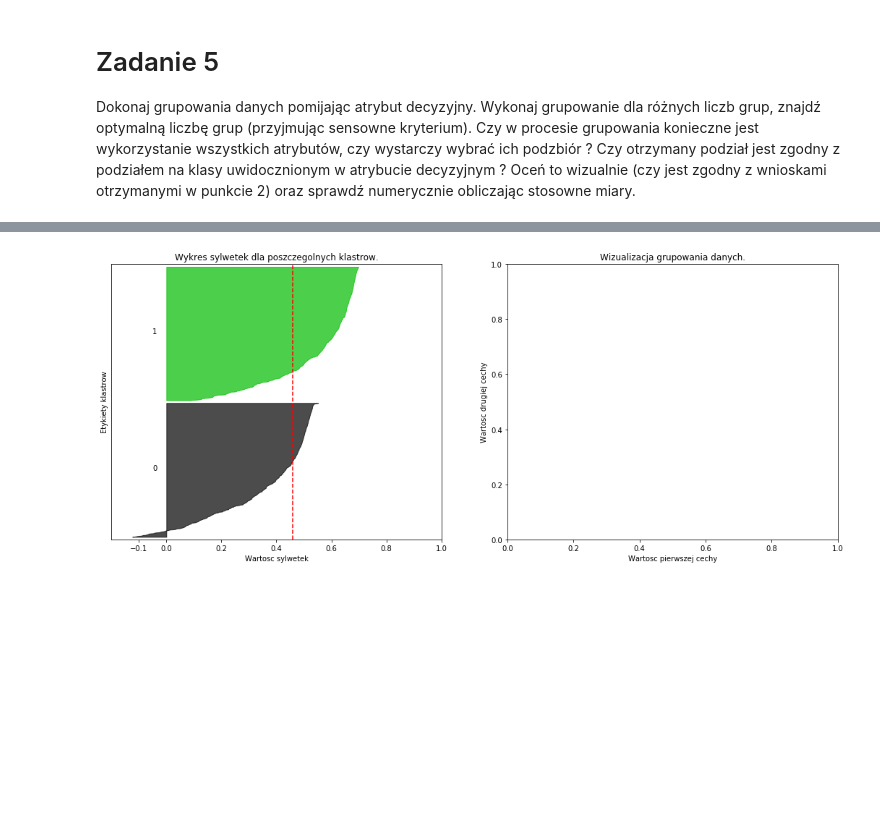
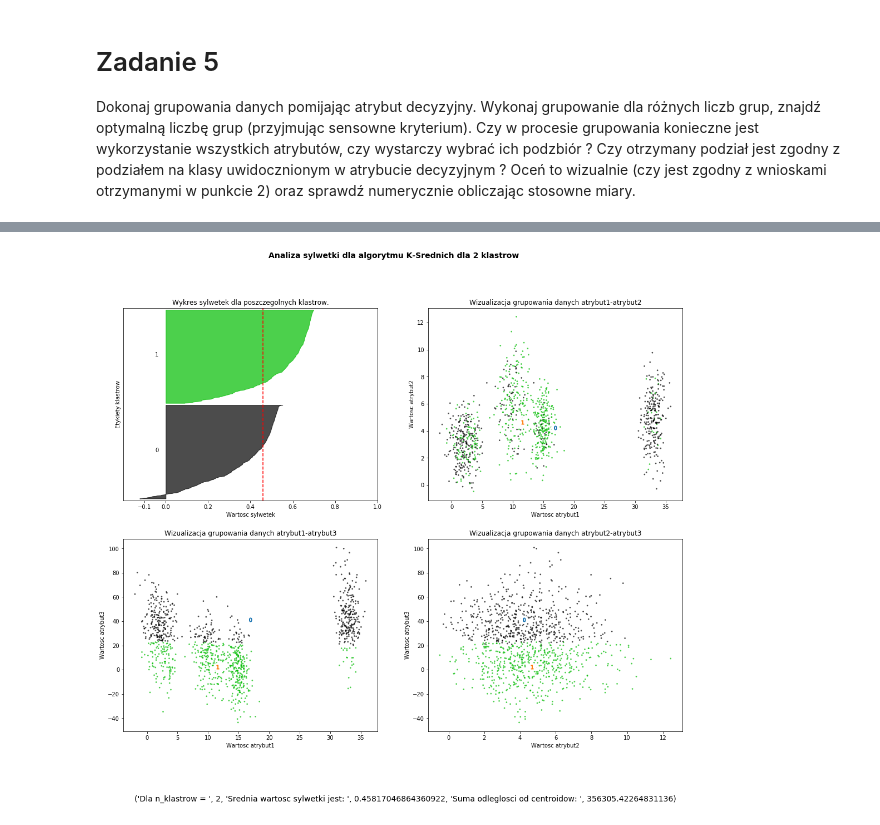
Before and after one commit to churskir/EksploracjaDanych, a Jupyter notebook: Zadanie 5.ipynb, the cells around one changed output, grey strips where cells are left out. Cells and saved outputs as stored; diff of their text form; code cells hidden in the pictures; blank space fills up the shorter version.

```diff
--- a/Zadanie 5.ipynb
+++ b/Zadanie 5.ipynb
@@ -11,12 +11,3 @@ import seaborn as sns
 # %% [markdown]
 # Zadanie 5
 Dokonaj grupowania danych pomijając atrybut decyzyjny. Wykonaj grupowanie dla różnych liczb grup, znajdź optymalną liczbę grup (przyjmując sensowne kryterium). Czy w procesie grupowania konieczne jest wykorzystanie wszystkich atrybutów, czy wystarczy wybrać ich podzbiór ? Czy otrzymany podział jest zgodny z podziałem na klasy uwidocznionym w atrybucie decyzyjnym ? Oceń to wizualnie (czy jest zgodny z wnioskami otrzymanymi w punkcie 2) oraz sprawdź numerycznie obliczając stosowne miary.
-# %%
-from sklearn.cluster import KMeans
-kmeans = KMeans(n_clusters=7, random_state=0)
-data2 = data[['atrybut1', 'atrybut2', 'atrybut3']]
-kmeans.fit(data2)
-etykiety_klastrow = kmeans.fit_predict(data2)
-sns.pairplot(data2)
-print("Współrzędne centroidów:")
-print(kmeans.cluster_centers_)
@@ -39,17 +20,10 @@ range_n_clusters = [2, 3, 4, 5, 6, 7, 8, 9, 10]
 score = pd.Series()
 
 for n_cluster in range_n_clusters:
-    # Create a subplot with 1 row and 2 columns
-    fig, (ax1, ax2) = plt.subplots(1, 2)
-    fig.set_size_inches(18, 7)
-    plt.plo
+    fig, ((ax1, ax2), (ax3, ax4)) = plt.subplots(2, 2)
+    fig.set_size_inches(18, 14)
 
-    # The 1st subplot is the silhouette plot
-    # The silhouette coefficient can range from -1, 1 but in this example all
-    # lie within [-0.1, 1]
     ax1.set_xlim([-0.2, 1])
-    # The (n_clusters+1)*10 is for inserting blank space between silhouette
-    # plots of individual clusters, to demarcate them clearly.
     ax1.set_ylim([0, len(data2) + (n_cluster + 1) * 10])
 
     kmeans = KMeans(n_clusters=n_cluster, random_state=0).fit(data2)
@@ -58,12 +32,10 @@ for n_cluster in range_n_clusters:
 
     silhouette_avg = silhouette_score(data2, cluster_labels)
 
-    # Compute the silhouette scores for each sample
     sample_silhouette_values = silhouette_samples(data2, cluster_labels)
 
     y_lower = 10
     for i in range(n_cluster):
-        # Zebranie wyników sylwetek do próbek należących do klastra i ich sortowanie
         ith_cluster_silhouette_values = sample_silhouette_values[cluster_labels == i]
 
         ith_cluster_silhouette_values.sort()
@@ -71,59 +43,60 @@ for n_cluster in range_n_clusters:
         size_cluster_i = ith_cluster_silhouette_values.shape[0]
         y_upper = y_lower + size_cluster_i
 
         color = cm.spectral(float(i) / n_cluster)
-        ax1.fill_betweenx(np.arange(y_lower, y_upper),
-                          0, ith_cluster_silhouette_values,
-                          facecolor=color, edgecolor=color, alpha=0.7)
+        ax1.fill_betweenx(np.arange(y_lower, y_upper), 0, ith_cluster_silhouette_values, facecolor=color, edgecolor=color, alpha=0.7)
 
-        # Etykieta sylwetek z numerami klastrów w środku
         ax1.text(-0.05, y_lower + 0.5 * size_cluster_i, str(i))
 
-        # Wyliczenie przesunięcia w pionie dla kolejnego wykresu
-        y_lower = y_upper + 10  # 10 dla kolejnej próbki
+        y_lower = y_upper + 10
 
     ax1.set_title("Wykres sylwetek dla poszczegolnych klastrow.")
     ax1.set_xlabel("Wartosc sylwetek")
     ax1.set_ylabel("Etykiety klastrow")
 
-    # Wyrysowanie wartości średniej sylwetki
     ax1.axvline(x=silhouette_avg, color="red", linestyle="--")
 
-    ax1.set_yticks([])  # Wyczyszczenie etykiety osi Y
+    ax1.set_yticks([])
     ax1.set_xticks([-0.1, 0, 0.2, 0.4, 0.6, 0.8, 1])
 
-    # Drugi wykres będzie przedstawiał klastry
     colors = cm.spectral(cluster_labels.astype(float) / n_cluster)
 
+    ax2.scatter(data2.atrybut1, data2.atrybut2, marker='.', s=30, lw=0, alpha=0.7, c=colors)
+    ax2.set_title("Wizualizacja grupowania danych atrybut1-atrybut2")
+    ax2.set_xlabel("Wartosc atrybut1")
+    ax2.set_ylabel("Wartosc atrybut2")
 
-    # Etykietowanie klastrów
+    ax3.scatter(data2.atrybut1, data2.atrybut3, marker='.', s=30, lw=0, alpha=0.7, c=colors)
+    ax3.set_title("Wizualizacja grupowania danych atrybut1-atrybut3")
+    ax3.set_xlabel("Wartosc atrybut1")
+    ax3.set_ylabel("Wartosc atrybut3")
+
+    ax4.scatter(data2.atrybut2, data2.atrybut3, marker='.', s=30, lw=0, alpha=0.7, c=colors)
+    ax4.set_title("Wizualizacja grupowania danych atrybut2-atrybut3")
+    ax4.set_xlabel("Wartosc atrybut2")
+    ax4.set_ylabel("Wartosc atrybut3")
+
     centers = kmeans.cluster_centers_
-    # Rysowanie białych kółek w cetroidach
-    #ax2.scatter(centers[:, 0], centers[:, 1],
-     #           marker='o', c="white", alpha=1, s=200)
+    ax2.scatter(centers[:, 0], centers[:, 1], marker='o', c="white", alpha=1, s=200)
+    ax3.scatter(centers[:, 0], centers[:, 2], marker='o', c="white", alpha=1, s=200)
+    ax4.scatter(centers[:, 1], centers[:, 2], marker='o', c="white", alpha=1, s=200)
 
-    # Numerowanie centroidów
-#     for i, c in enumerate(centers):
-#         ax2.scatter(c[0], c[1], marker='$%d$' % i, alpha=1, s=50)
+    for i, c in enumerate(centers):
+        ax2.scatter(c[0], c[1], marker='$%d$' % i, alpha=1, s=50)
+    for i, c in enumerate(centers):
+        ax3.scatter(c[0], c[2], marker='$%d$' % i, alpha=1, s=50)
+    for i, c in enumerate(centers):
+        ax4.scatter(c[1], c[2], marker='$%d$' % i, alpha=1, s=50)
 
-    ax2.set_title("Wizualizacja grupowania danych.")
-    ax2.set_xlabel("Wartosc pierwszej cechy")
-    ax2.set_ylabel("Wartosc drugiej cechy")
-    ax2 = sns.pairplot(data2)
-
-    plt.suptitle(("Analiza sylwetki dla algorytmu K-Srednich "
-                  "dla %d klastrow" % n_cluster),
-                 fontsize=14, fontweight='bold')
-    plt.figtext(0.14, 0,
-                ("Dla n_klastrow = ", n_cluster,
-                 "Srednia wartosc sylwetki jest: ", silhouette_avg,
-                 "Suma odleglosci od centroidow: ", kmeans.inertia_), fontsize=14)
+    plt.suptitle(("Analiza sylwetki dla algorytmu K-Srednich dla %d klastrow" % n_cluster), fontsize=14, fontweight='bold')
+    plt.figtext(0.14, 0,("Dla n_klastrow = ", n_cluster, "Srednia wartosc sylwetki jest: ", silhouette_avg,
+                         "Suma odleglosci od centroidow: ", kmeans.inertia_), fontsize=14)
     plt.show()
 
 
 plt.plot(range_n_clusters, score,'bo-')
 plt.title("Wykres lokciowy", fontsize=14, fontweight='bold')
 plt.xlabel("Ilosc klastrow")
 plt.ylabel("Suma odleglosci od centroidow")
 # %% [output]
-[figure, old version]
+[figure, new version]
```
Also changed, not shown: parts of 4 cells of this notebook.
